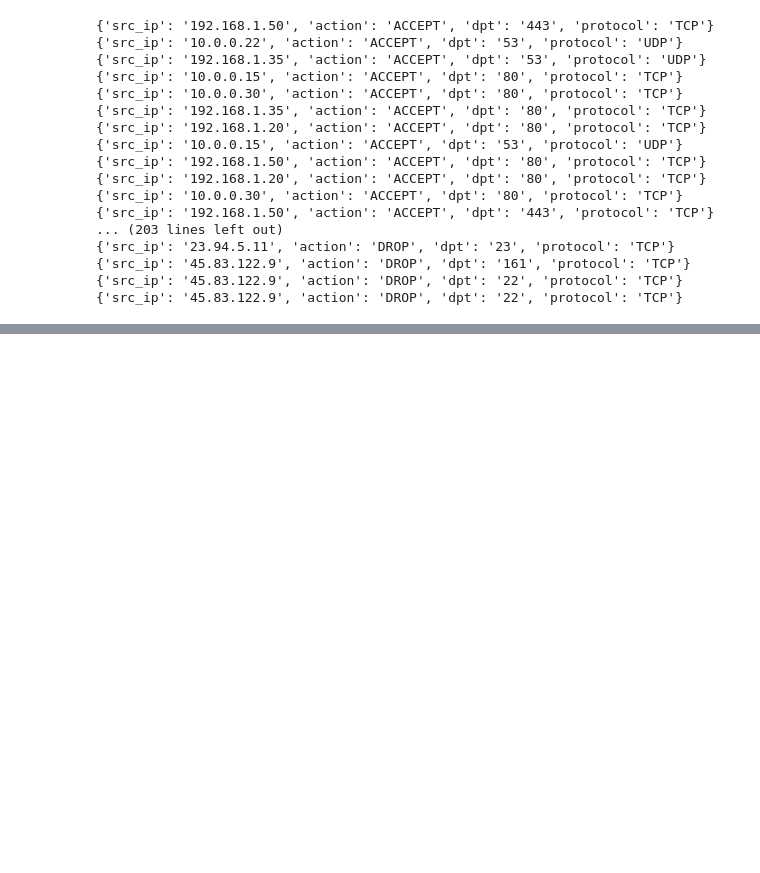
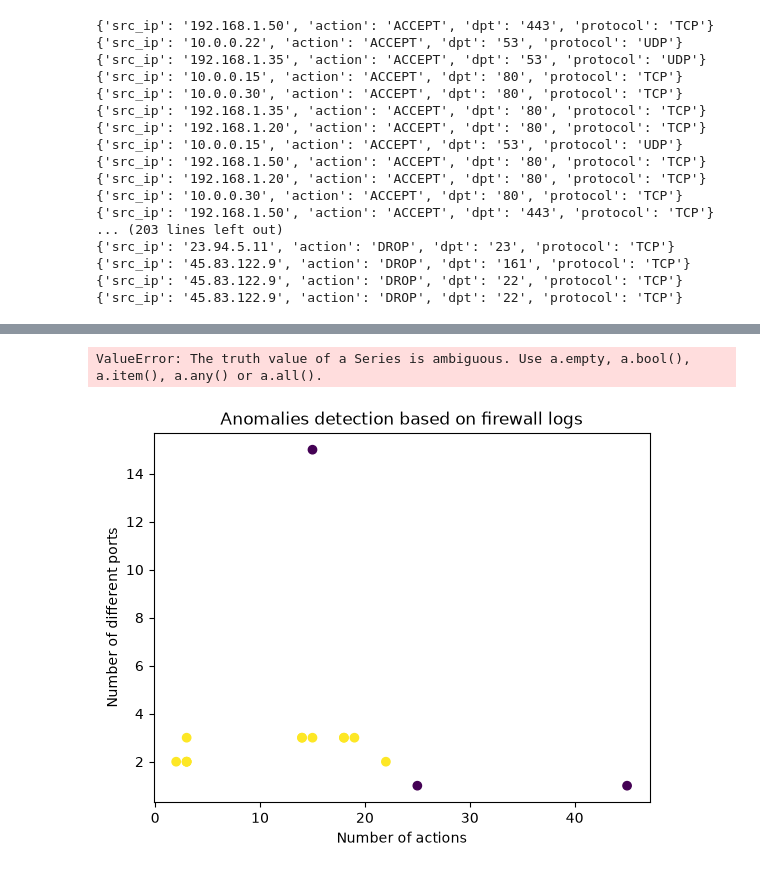
Before and after one commit to KristofWu/CyberSec, a Jupyter notebook: Log_parser/log.ipynb, the cells around one changed output, grey strips where cells are left out. Cells and saved outputs as stored; diff of their text form; code cells hidden in the pictures; blank space fills up the shorter version.

Commit message:
Firewall log anomaly detection pipeline

```diff
--- a/Log_parser/log.ipynb
+++ b/Log_parser/log.ipynb
@@ -102,0 +93,3 @@ group
+# %%
+X = group[["total", "unique_ports", "blocked", "blocked_ratio"]]
+X
@@ -102,0 +114,6 @@ group
+# %%
+from sklearn.ensemble import IsolationForest
+
+model = IsolationForest(contamination=0.2, random_state=42)
+group["anomaly"] = model.fit_predict(X)
+group
@@ -102,0 +138,14 @@ group
+# %%
+import matplotlib.pyplot as plt
+
+plt.scatter(group["total"], group["unique_ports"], c = group["anomaly"])
+plt.xlabel("Number of actions")
+plt.ylabel("Number of different ports")
+plt.title("Anomalies detection based on firewall logs")
+for ip, row in group.iterrows():
+    if row["anomaly"] == -1:
+        plt.text(row.total, row.unique_ports, ip)
+plt.show()
+# %% [output]
+ValueError: The truth value of a Series is ambiguous. Use a.empty, a.bool(), a.item(), a.any() or a.all().
+[figure, added]
```
Also changed, not shown: parts of 4 cells of this notebook, 2 other files.
